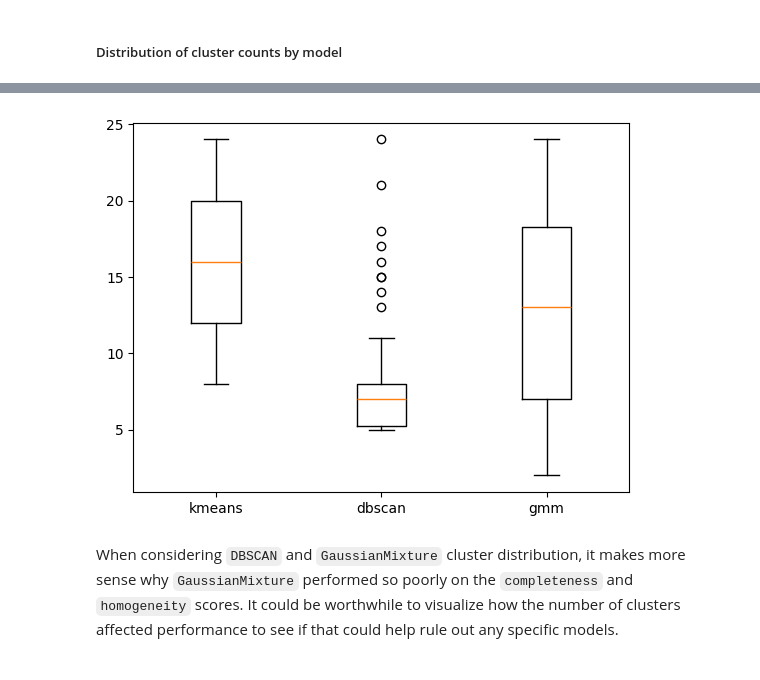
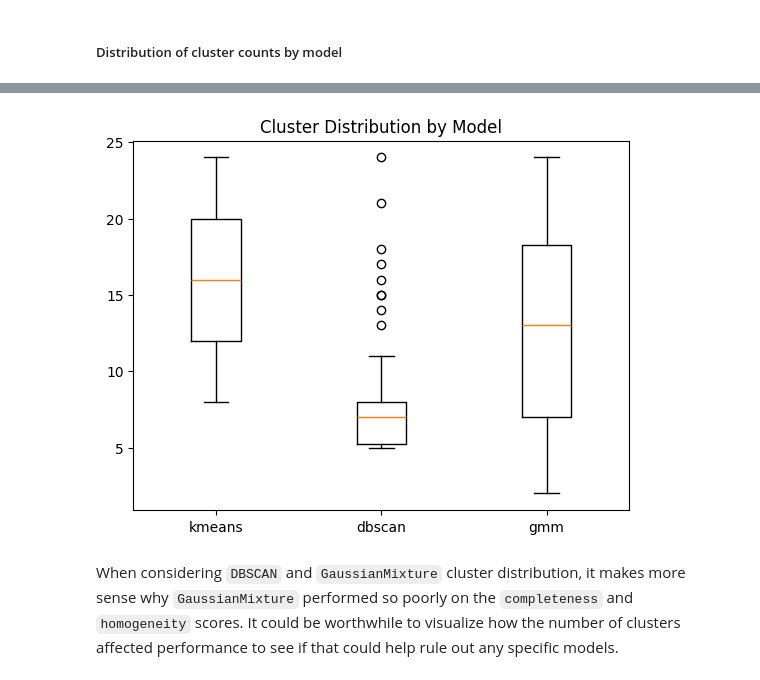
Before and after one commit to MattGroho/tab-hero, a Jupyter notebook: notebooks/unsupervised_pipeline_investigation.ipynb, the cells around one changed output, grey strips where cells are left out. Cells and saved outputs as stored; diff of their text form; code cells hidden in the pictures.

```diff
--- a/notebooks/unsupervised_pipeline_investigation.ipynb
+++ b/notebooks/unsupervised_pipeline_investigation.ipynb
@@ -1176,13 +1199,14 @@ plt.boxplot(
 # %%
 cluster_counts_list = [val for key, val in cluster_counts.items()]
 # Handle extremes in number of predicted labels caused by dbscan
 cluster_counts_list[1] = [val for val in cluster_counts_list[1] if val <= 24]
 plt.boxplot(
     cluster_counts_list,
     tick_labels=models
-);
+)
+plt.title("Cluster Distribution by Model");
 # %% [output]
-[figure, old version]
+[figure, new version]
 # %% [markdown]
 When considering `DBSCAN` and `GaussianMixture` cluster distribution, it makes more sense why `GaussianMixture` performed so poorly on the `completeness` and `homogeneity` scores. It could be worthwhile to visualize how the number of clusters affected performance to see if that could help rule out any specific models.
 # %%
```
Also changed, not shown: parts of 14 cells of this notebook.
